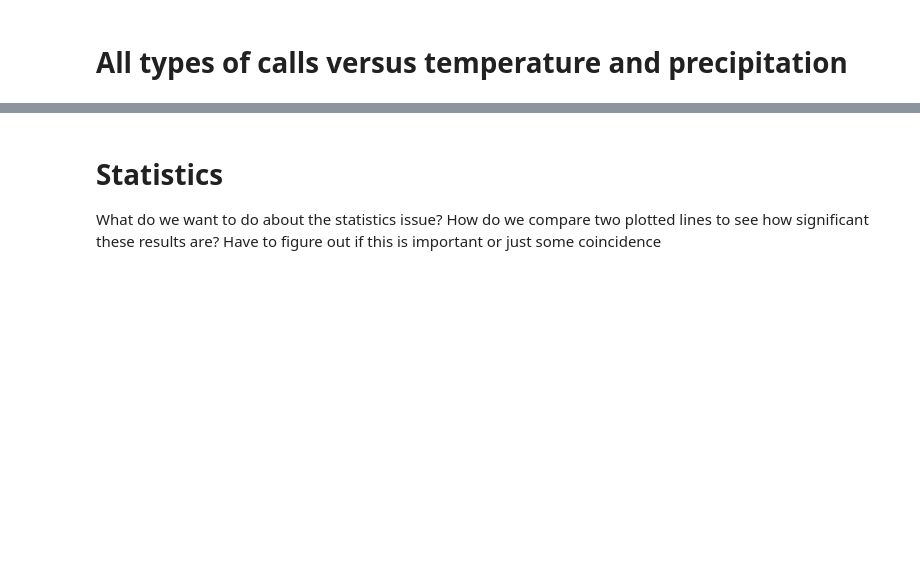
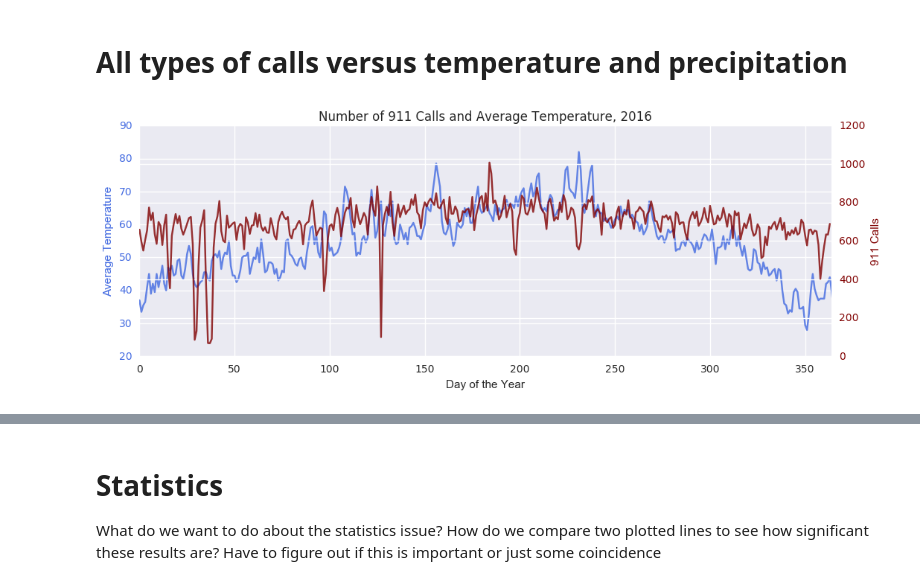
Before and after one commit to UW-Biol419-Wi2017/911_new, a Jupyter notebook: Alexs-Doc-Monday-the-6th.ipynb, the cells around one changed output, grey strips where cells are left out. Drawn from its saved outputs; the diff is of its cells as text; code cells hidden in the pictures; blank space fills up the shorter version.

```diff
--- a/Alexs-Doc-Monday-the-6th.ipynb
+++ b/Alexs-Doc-Monday-the-6th.ipynb
@@ -265,5 +211,7 @@ plot_two_sided(precip, 'Precip (in)', liquor_violations, 'Liquor Violations',
 # %% [markdown]
 # All types of calls versus temperature and precipitation
 # %%
-plot_two_sided(average_temp, 'Average Temperature', all_calls, '911 Calls',
+fig = plot_two_sided(average_temp, 'Average Temperature', all_calls, '911 Calls',
                'Number of 911 Calls and Average Temperature, 2016')
+# %% [output]
+[figure, added]
```
Also changed, not shown: parts of 32 cells of this notebook, 3 other files.
